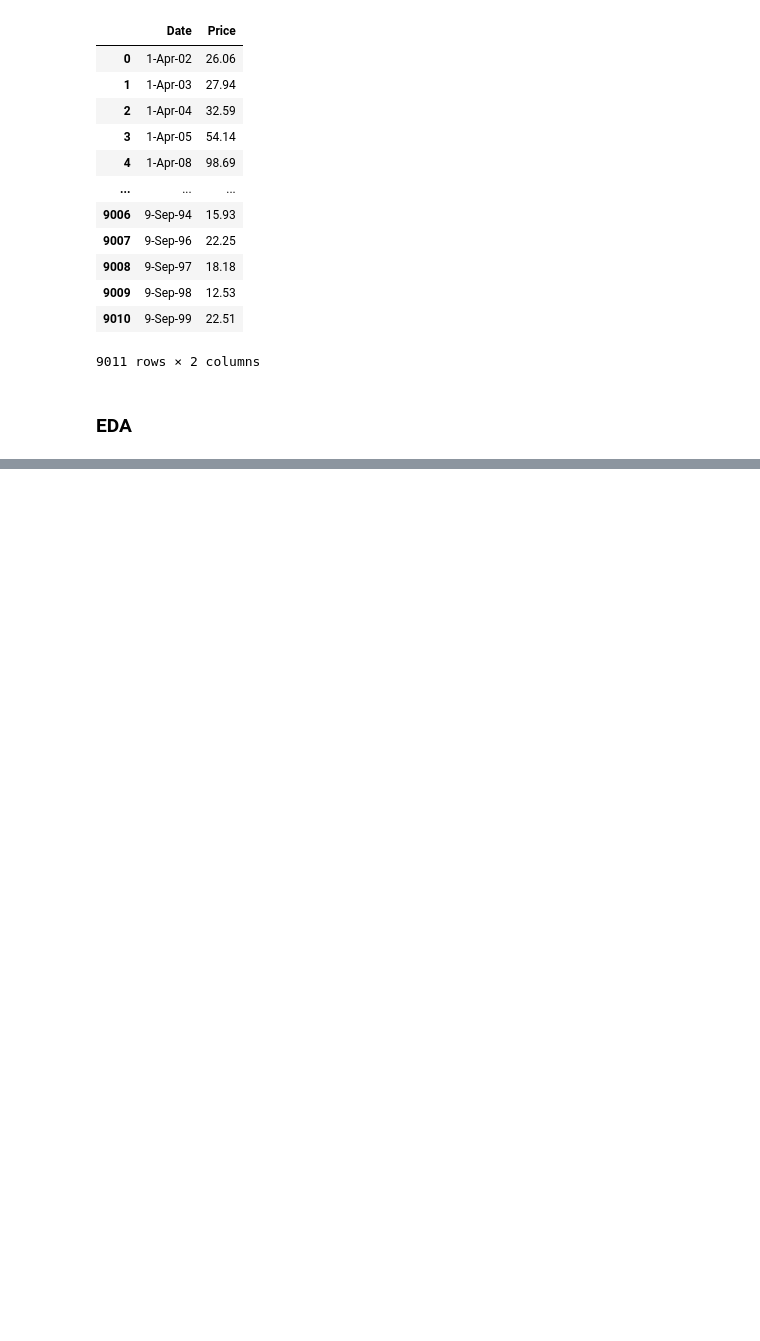
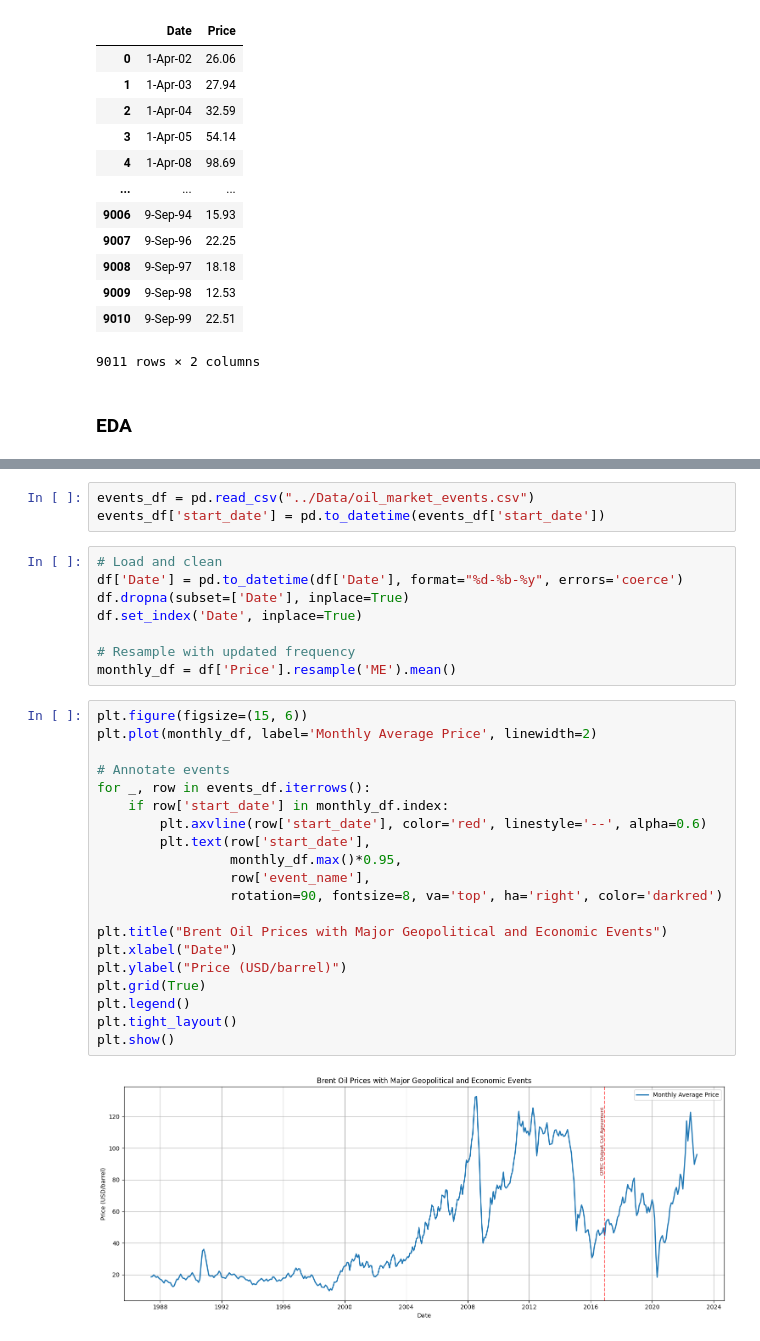
Before and after one commit to mubarek4566/oil-price-event-analysis, a Jupyter notebook: notebooks/main.ipynb, the cells around one changed output, grey strips where cells are left out. Drawn from its saved outputs; the diff is of its cells as text; blank space fills up the shorter version.

```diff
--- a/notebooks/main.ipynb
+++ b/notebooks/main.ipynb
@@ -111,0 +144,33 @@ plt.show()
+# %%
+events_df = pd.read_csv("../Data/oil_market_events.csv")
+events_df['start_date'] = pd.to_datetime(events_df['start_date'])
+# %%
+# Load and clean
+df['Date'] = pd.to_datetime(df['Date'], format="%d-%b-%y", errors='coerce')
+df.dropna(subset=['Date'], inplace=True)
+df.set_index('Date', inplace=True)
+
+# Resample with updated frequency
+monthly_df = df['Price'].resample('ME').mean()
+# %%
+plt.figure(figsize=(15, 6))
+plt.plot(monthly_df, label='Monthly Average Price', linewidth=2)
+
+# Annotate events
+for _, row in events_df.iterrows():
+    if row['start_date'] in monthly_df.index:
+        plt.axvline(row['start_date'], color='red', linestyle='--', alpha=0.6)
+        plt.text(row['start_date'],
+                 monthly_df.max()*0.95,
+                 row['event_name'],
+                 rotation=90, fontsize=8, va='top', ha='right', color='darkred')
+
+plt.title("Brent Oil Prices with Major Geopolitical and Economic Events")
+plt.xlabel("Date")
+plt.ylabel("Price (USD/barrel)")
+plt.grid(True)
+plt.legend()
+plt.tight_layout()
+plt.show()
+# %% [output]
+[figure, added]
```
Also changed, not shown: parts of 10 cells of this notebook, 1 other file.
